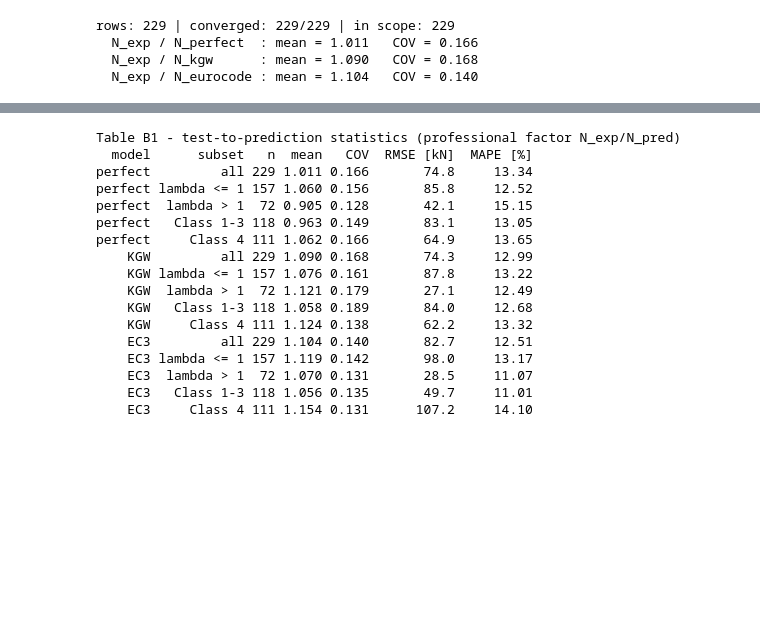
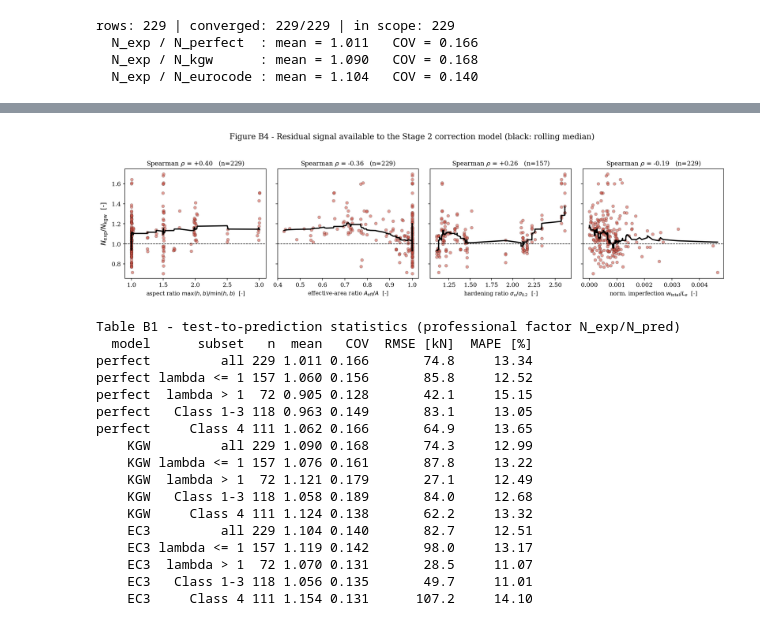
Before and after one commit to ikerdecimavilla/MSc-Dissertation-124, a Jupyter notebook: notebooks/01_stage1.ipynb, the cells around one changed output, grey strips where cells are left out. Cells and saved outputs as stored; diff of their text form; code cells hidden in the pictures; blank space fills up the shorter version.

```diff
--- a/notebooks/01_stage1.ipynb
+++ b/notebooks/01_stage1.ipynb
@@ -339,3 +357,31 @@ plt.tight_layout(); plt.show()
+# %%
+from scipy.stats import spearmanr
+
+feats = [('aspect_ratio', r'aspect ratio $\max(h,b)/\min(h,b)$  [-]'),
+         ('rho_eff', r'effective-area ratio $A_{\rm eff}/A$  [-]'),
+         ('hardening_ratio', r'hardening ratio $\sigma_u/\sigma_{0.2}$  [-]'),
+         ('w_total_norm', r'norm. imperfection $w_{\rm total}/L_e$  [-]')]
+
+r_kgw = master['N_u'] / master['N_kgw']
+fig, axes = plt.subplots(1, 4, figsize=(15, 3.9), sharey=True)
+for ax, (f, xlab) in zip(axes, feats):
+    m = master[f].notna() & r_kgw.notna()
+    x, y = master.loc[m, f], r_kgw[m]
+    rho, p = spearmanr(x, y)
+    ax.scatter(x, y, s=26, color='#c94f42', alpha=0.55,
+               edgecolor='k', linewidth=0.3)
+    d = pd.DataFrame({'x': x, 'y': y}).sort_values('x')
+    ax.plot(d['x'], d['y'].rolling(31, center=True, min_periods=10).median(),
+            color='black', lw=2.0)
+    ax.axhline(1.0, color='k', ls='--', lw=0.9)
+    ax.set_xlabel(xlab, fontsize=9.5)
+    ax.set_title(fr'Spearman $\rho$ = {rho:+.2f}   (n={int(m.sum())})', fontsize=10.5)
+axes[0].set_ylabel(r'$N_{\rm exp}/N_{\rm kgw}$  [-]')
+fig.suptitle('Figure B4 - Residual signal available to the Stage 2 correction model '
+             '(black: rolling median)', y=1.03)
+plt.tight_layout(); plt.show()
+# %% [output]
+[figure, added]
 # %%
 rows = []
 splits = [('all', master.index == master.index),
```
Also changed, not shown: parts of 19 cells of this notebook.
